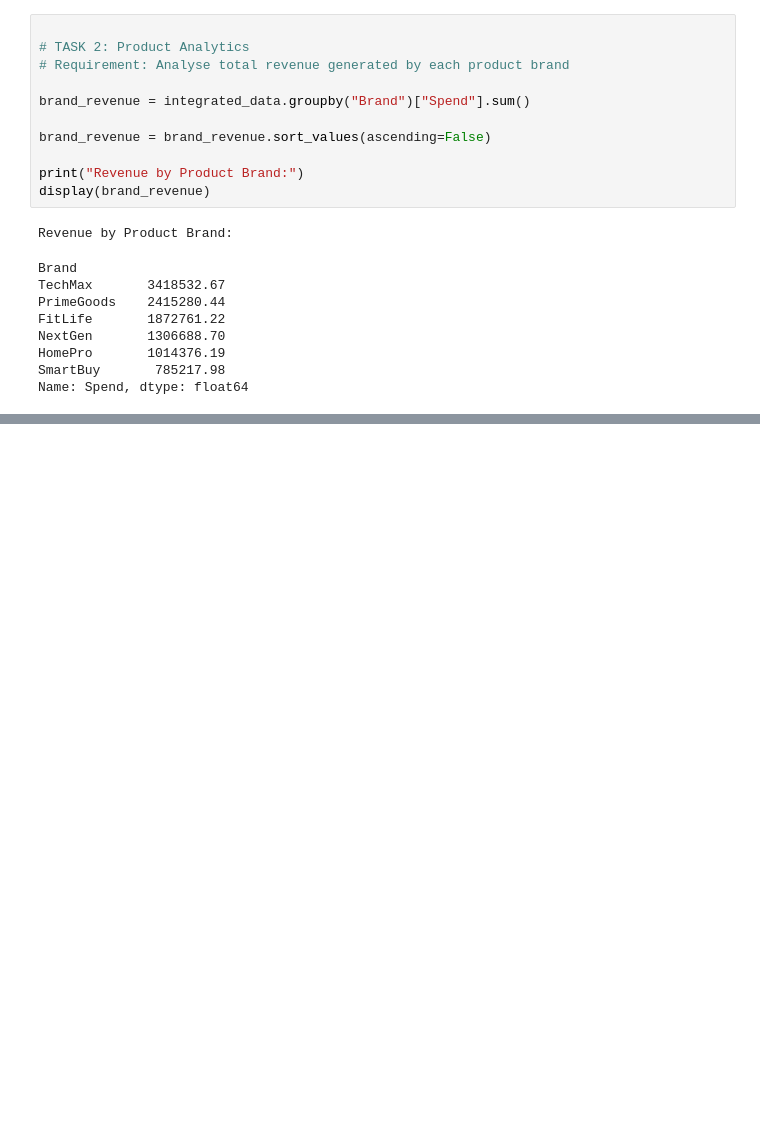
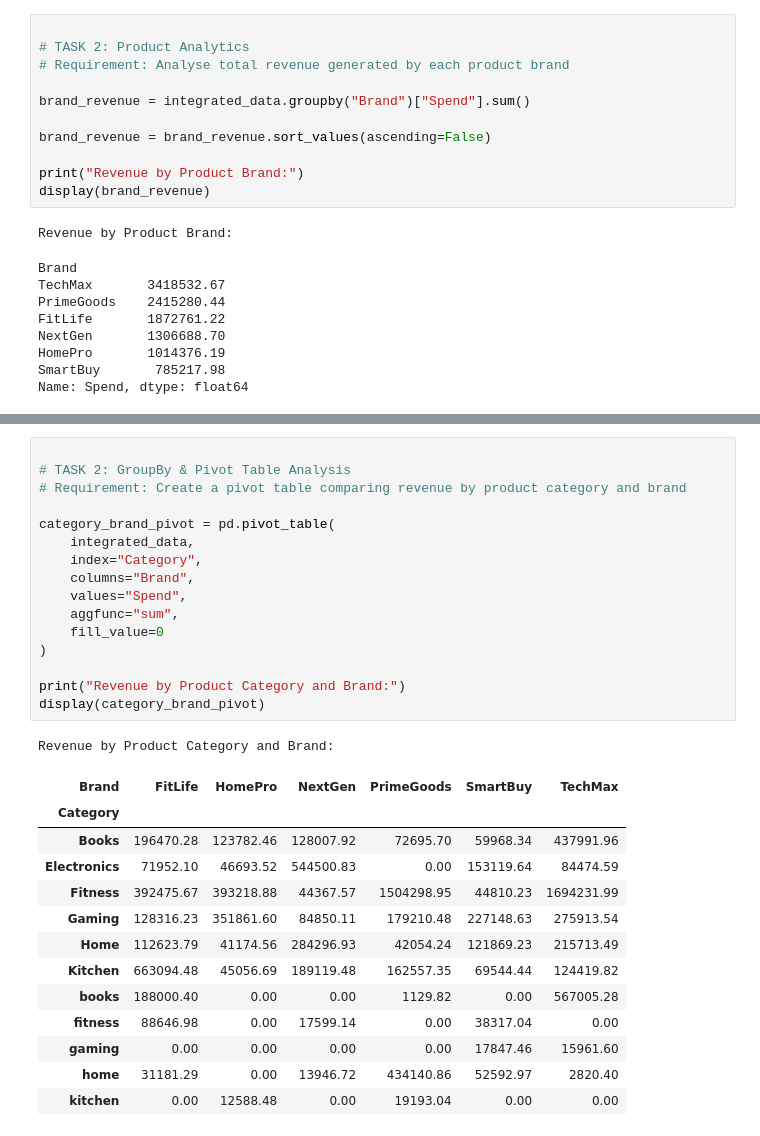
Before and after one commit to JackVC1/CA1-Data-Analytics-for-Business, a Jupyter notebook: notebooks/02_recommendation_system.ipynb, the cells around one changed output, grey strips where cells are left out. Cells and saved outputs as stored; diff of their text form; blank space fills up the shorter version.

Commit message:
Task 2 - All sections fully completed

```diff
--- a/notebooks/02_recommendation_system.ipynb
+++ b/notebooks/02_recommendation_system.ipynb
@@ -459,0 +576,31 @@ Name: Spend, dtype: float64
+# %%
+
+# TASK 2: GroupBy & Pivot Table Analysis
+# Requirement: Create a pivot table comparing revenue by product category and brand
+
+category_brand_pivot = pd.pivot_table(
+    integrated_data,
+    index="Category",
+    columns="Brand",
+    values="Spend",
+    aggfunc="sum",
+    fill_value=0
+)
+
+print("Revenue by Product Category and Brand:")
+display(category_brand_pivot)
+# %% [output]
+Revenue by Product Category and Brand:
+| Brand | FitLife | HomePro | NextGen | PrimeGoods | SmartBuy | TechMax |
+| Category |  |  |  |  |  |  |
+| Books | 196470.28 | 123782.46 | 128007.92 | 72695.70 | 59968.34 | 437991.96 |
+| Electronics | 71952.10 | 46693.52 | 544500.83 | 0.00 | 153119.64 | 84474.59 |
+| Fitness | 392475.67 | 393218.88 | 44367.57 | 1504298.95 | 44810.23 | 1694231.99 |
+| Gaming | 128316.23 | 351861.60 | 84850.11 | 179210.48 | 227148.63 | 275913.54 |
+| Home | 112623.79 | 41174.56 | 284296.93 | 42054.24 | 121869.23 | 215713.49 |
+| Kitchen | 663094.48 | 45056.69 | 189119.48 | 162557.35 | 69544.44 | 124419.82 |
+| books | 188000.40 | 0.00 | 0.00 | 1129.82 | 0.00 | 567005.28 |
+| fitness | 88646.98 | 0.00 | 17599.14 | 0.00 | 38317.04 | 0.00 |
+| gaming | 0.00 | 0.00 | 0.00 | 0.00 | 17847.46 | 15961.60 |
+| home | 31181.29 | 0.00 | 13946.72 | 434140.86 | 52592.97 | 2820.40 |
+| kitchen | 0.00 | 12588.48 | 0.00 | 19193.04 | 0.00 | 0.00 |
```
Also changed, not shown: parts of 23 cells of this notebook.
